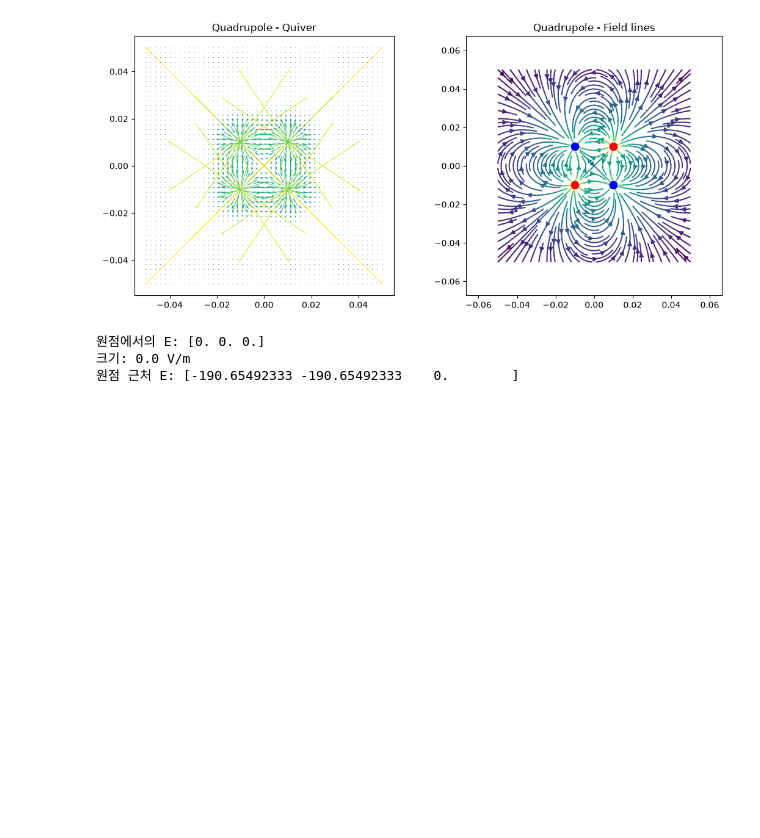
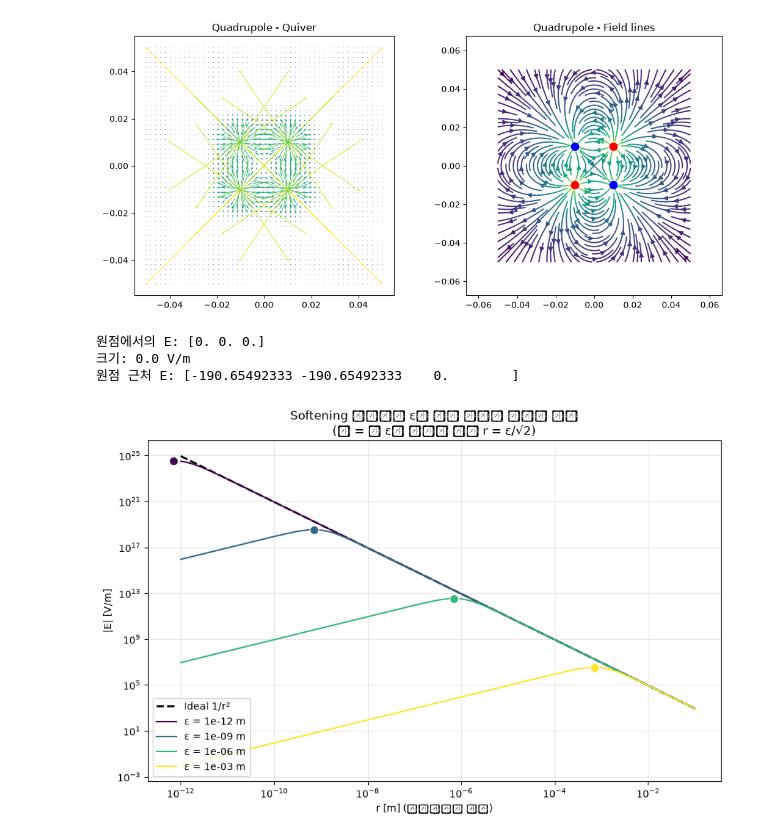
Before and after one commit to 43th68-ship-it/em-simulator-jaseng, a Jupyter notebook: notebooks/s01_coulomb_field.ipynb, the cells around one changed output. Drawn from its saved outputs; the diff is of its cells as text; code cells hidden in the pictures; blank space fills up the shorter version.

Commit message:
feat(s01): softening 감도 실험 및 오차 분석 추가

```diff
--- a/notebooks/s01_coulomb_field.ipynb
+++ b/notebooks/s01_coulomb_field.ipynb
@@ -207,3 +207,44 @@ fig_tube.update_layout(
     width=750, height=650,
 )
 fig_tube.show()
+# %%
+from src.utils.constants import K_E
+
+def E_mag_softened(r, q, eps):
+    """단일 점전하가 원점에 있을 때 거리 r 지점의 |E|. softening ε 포함."""
+    return K_E * abs(q) * r / (r**2 + eps**2)**1.5
+
+# 거리 스캔 (1 pm ~ 10 cm, log 스케일 500점)
+r_arr = np.logspace(-12, -1, 500)
+q_test = 1e-9
+
+# 시험할 ε 값들 (12자릿수 범위)
+epsilons = [1e-12, 1e-9, 1e-6, 1e-3]
+colors = ["#440154", "#31688e", "#35b779", "#fde725"]
+
+fig, ax = plt.subplots(figsize=(9, 6))
+
+# 이상적 쿨롱 (ε=0)
+E_ideal = K_E * q_test / r_arr**2
+ax.loglog(r_arr, E_ideal, "k--", label="Ideal 1/r²", linewidth=2)
+
+# 각 ε에 대해
+for eps, color in zip(epsilons, colors):
+    E_soft = E_mag_softened(r_arr, q_test, eps)
+    ax.loglog(r_arr, E_soft, color=color,
+              label=f"ε = {eps:.0e} m", linewidth=1.5)
+    # 각 곡선의 최대값 위치 (수식적으로 r = ε/√2 에서)
+    r_peak = eps / np.sqrt(2)
+    E_peak = E_mag_softened(np.array([r_peak]), q_test, eps)[0]
+    ax.plot([r_peak], [E_peak], "o", color=color, ms=9,
+            markeredgecolor="white", markeredgewidth=1)
+
+ax.set_xlabel("r [m] (전하로부터 거리)")
+ax.set_ylabel("|E| [V/m]")
+ax.set_title("Softening 파라미터 ε가 근접 필드에 미치는 영향\n(점 = 각 ε의 최댓값 위치 r = ε/√2)")
+ax.grid(True, which="both", alpha=0.3)
+ax.legend(loc="lower left")
+plt.tight_layout()
+plt.show()
+# %% [output]
+[figure, added]
```
Also changed, not shown: parts of 2 cells of this notebook.
